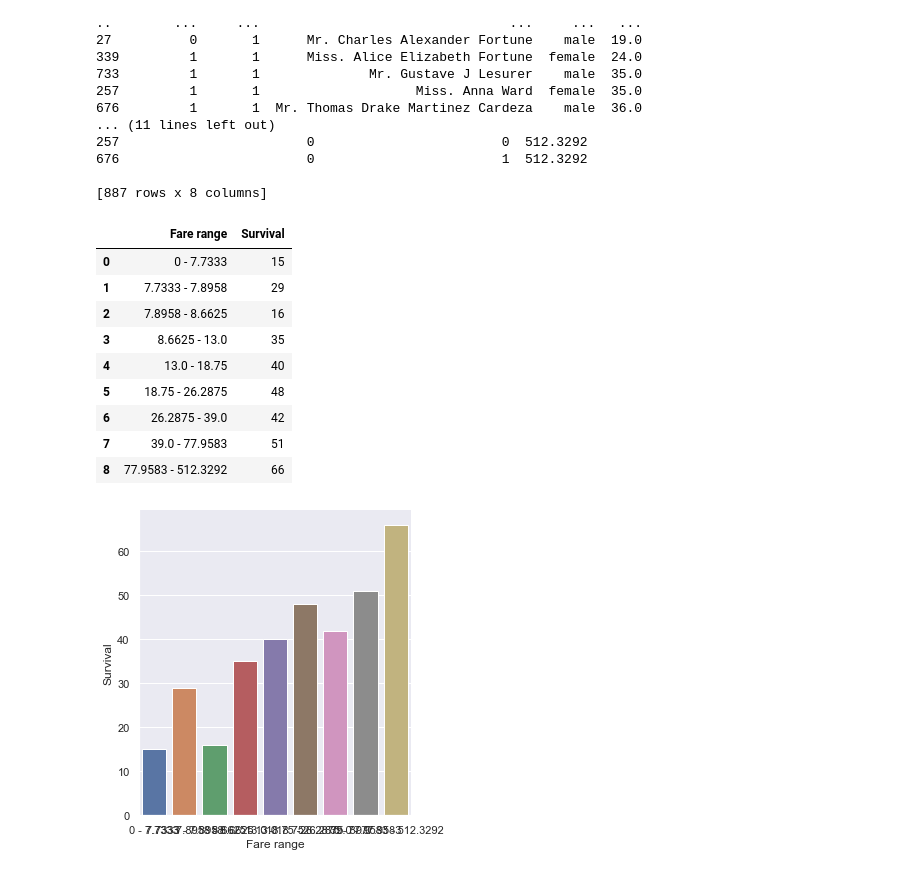
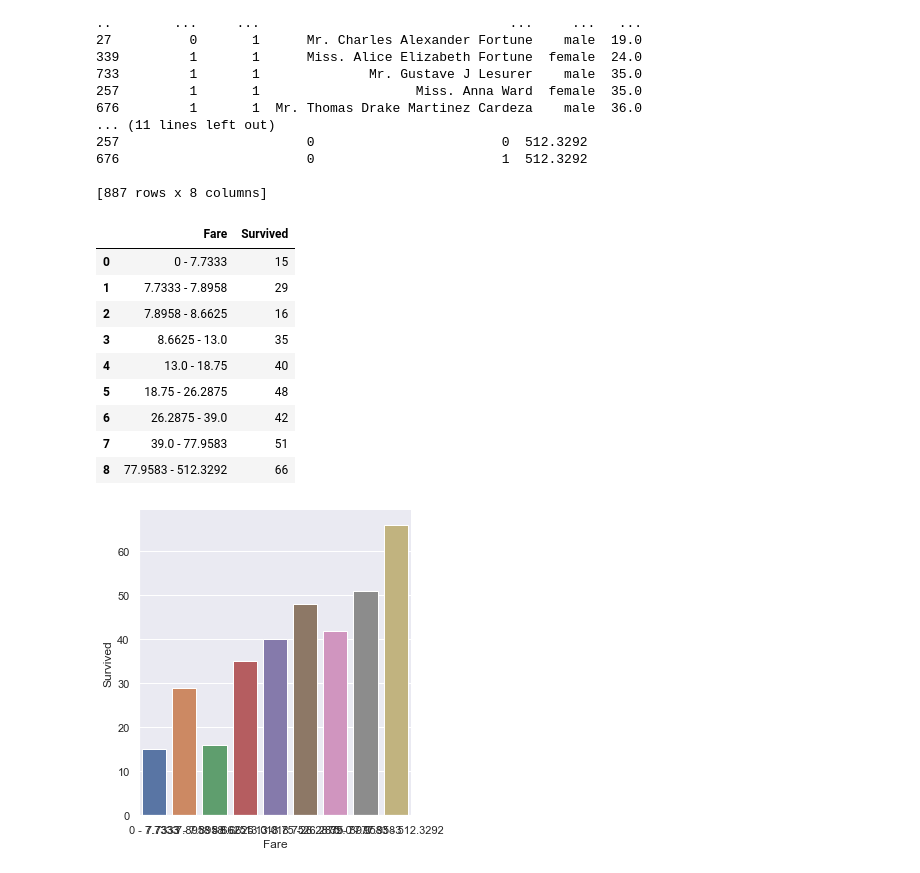
Before and after one commit to USF-CS-663-Spring-2020/lab-02-titanic-XiananLi, a Jupyter notebook: lab2.ipynb, the cells around one changed output. Cells and saved outputs as stored; diff of their text form; code cells hidden in the pictures.

```diff
--- a/lab2.ipynb
+++ b/lab2.ipynb
@@ -69,10 +69,10 @@ for index, row in sort_by_fare.iterrows():
 group_range = '{} - {}'.format(start_range, end_range)
 result[group_range] = survived
 
-resultset = pd.DataFrame(list(result.items()), columns = ['Fare range', 'Survival'])
+resultset = pd.DataFrame(list(result.items()), columns = ['Fare', 'Survived'])
 resultset
 # %% [output]
-|  | Fare range | Survival |
+|  | Fare | Survived |
 | 0 | 0 - 7.7333 | 15 |
 | 1 | 7.7333 - 7.8958 | 29 |
 | 2 | 7.8958 - 8.6625 | 16 |
@@ -83,6 +83,6 @@ resultset
 | 7 | 39.0 - 77.9583 | 51 |
 | 8 | 77.9583 - 512.3292 | 66 |
 # %%
-sns.catplot(x="Fare range", y="Survival", kind="bar", data=resultset);
+sns.catplot(x="Fare", y="Survived", kind="bar", data=resultset);
 # %% [output]
-[figure, old version]
+[figure, new version]
```
Also changed, not shown: parts of 1 cell of this notebook.
